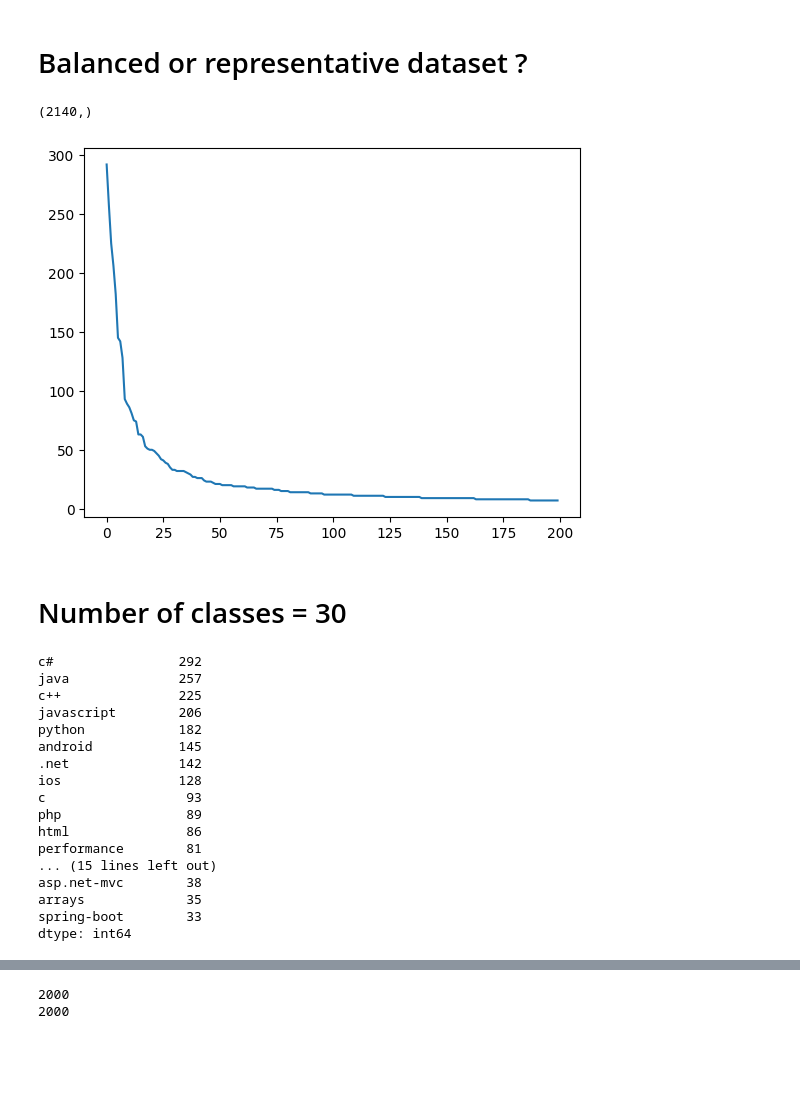
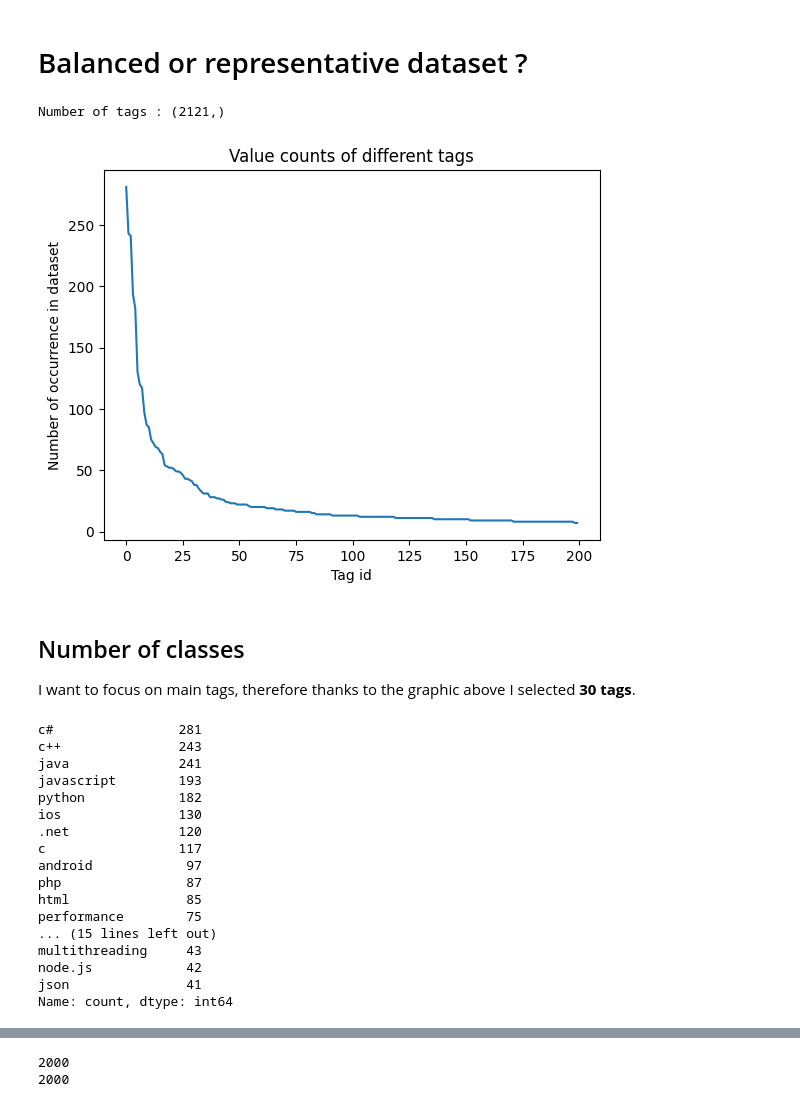
Before and after one commit to CYaiche/nlp_topic-modelling, a Jupyter notebook: supervised_1.ipynb, the cells around one changed output, grey strips where cells are left out. Saved outputs shown, nothing was run; the diff lists cells and outputs as text; code cells hidden in the pictures; blank space fills up the shorter version.

```diff
--- a/supervised_1.ipynb
+++ b/supervised_1.ipynb
@@ -52,7 +75,9 @@ Drive already mounted at /content/drive/; to attempt to forcibly remount, call d
 # %%
-sto_corpus = np.load("/content/drive/MyDrive/OpenClassroom/corpus.npy",allow_pickle=True)
-sto_titles = np.load("/content/drive/MyDrive/OpenClassroom/titles.npy",allow_pickle=True)
-sto_corpus_tags = np.load("/content/drive/MyDrive/OpenClassroom/corpus_tags.npy",allow_pickle=True)
+sto_corpus = np.load(f"{output_dir}corpus.npy",allow_pickle=True)
+sto_corpus_tags = np.load(f"{output_dir}corpus_tags.npy",allow_pickle=True)
+
+sto_titles = np.load(f"{output_dir}bag_of_words_titles.npy",allow_pickle=True)
+sto_body = np.load(f"{output_dir}bag_of_words_body.npy",allow_pickle=True)
 # %% [markdown]
 # Balanced or representative dataset  ?
 # %%
@@ -61,6 +87,5 @@ sto_titles = sto_titles[:2000]
 sto_corpus_tags = sto_corpus_tags[:2000]
 # %%
 tags = []
-for text_tags in sto_corpus_tags :
-  for tag in text_tags :
-      tags.append(tag)
+for text_tags in sto_corpus_tags:
+  tags.extend(iter(text_tags))
@@ -70,32 +92,37 @@ tags_series = pd.Series(tags)
-# %%
-tags_series.value_counts().shape
-# %% [output]
-(2140,)
+# %%
+tags_series = pd.Series(tags)
+print( f"Number of tags : {tags_series.value_counts().shape}" )
+# %% [output]
+Number of tags : (2121,)
 # %%
 plt.plot(tags_series.value_counts().head(200).values)
+plt.xlabel("Tag id")
+plt.ylabel("Number of occurrence in dataset")
+plt.title("Value counts of different tags")
 plt.show()
 # %% [output]
-[figure, old version]
+[figure, new version]
-# %% [markdown]
-# Number of classes = 30
+# %% [markdown]
+## Number of classes
+I want to focus on main tags, therefore thanks to the graphic above I selected **30 tags**.
 # %%
 labels = tags_series.value_counts().head(30)
 labels
 # %% [output]
-c#                292
-java              257
-c++               225
-javascript        206
+c#                281
+c++               243
+java              241
+javascript        193
 python            182
-android           145
-.net              142
-ios               128
-c                  93
-php                89
-html               86
-performance        81
+ios               130
+.net              120
+c                 117
+android            97
+php                87
+html               85
+performance        75
 ... (15 lines left out)
-asp.net-mvc        38
-arrays             35
-spring-boot        33
-dtype: int64
+multithreading     43
+node.js            42
+json               41
+Name: count, dtype: int64
```
Also changed, not shown: parts of 71 cells of this notebook, 4 other files.
